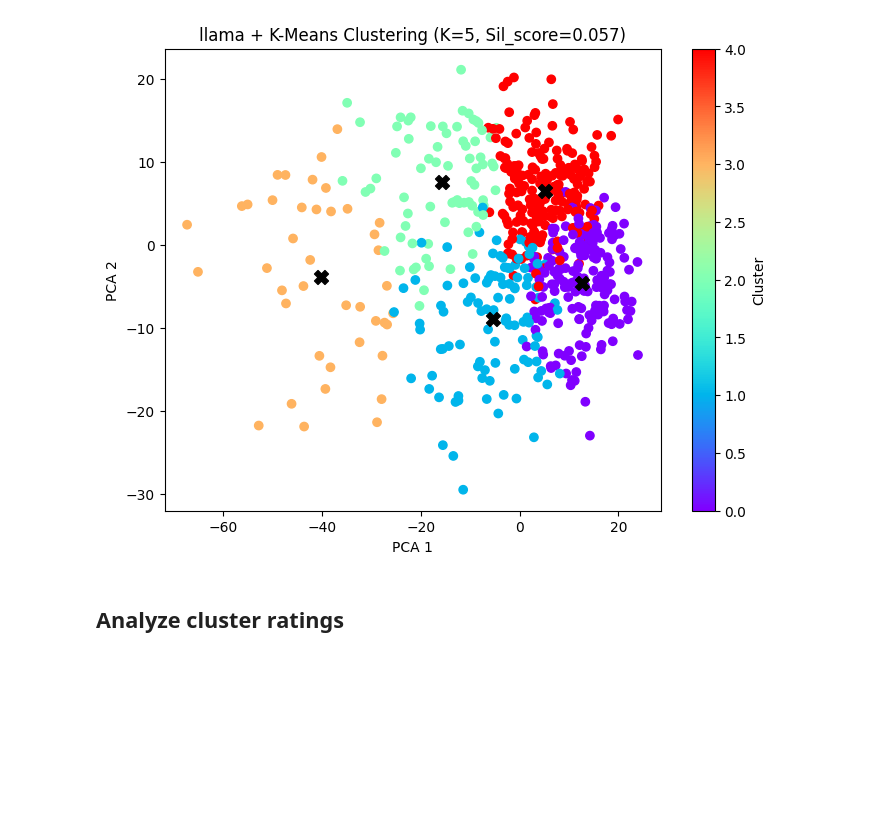
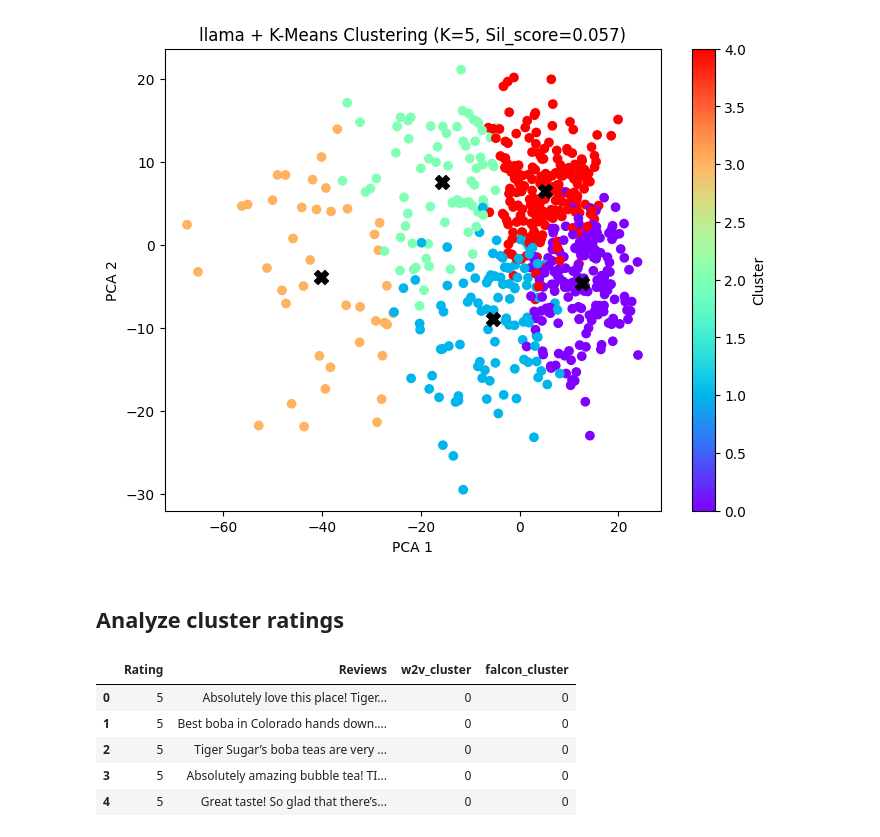
Before and after one commit to yishanhsieh/llm-segmentation, a Jupyter notebook: get_embeddings.ipynb, the cells around one changed output. Cells and saved outputs as stored; diff of their text form; code cells hidden in the pictures; blank space fills up the shorter version.

```diff
--- a/Llama_colab_showing llama_result.ipynb
+++ b/get_embeddings.ipynb
@@ -508,3 +623,16 @@ get_pca_score("llama", llama_rating_combined_vectors)
 ## Analyze cluster ratings
 # %%
 # df.groupby("cluster")["rating"].mean()
+# %%
+df_cluster = pd.read_csv("All Reviews_cluster.csv")
+
+df_llama_cluster = pd.read_csv("All Reviews_cluster_llama.csv")
+# %%
+df_cluster.head()
+# %% [output]
+|  | Rating | Reviews | w2v_cluster | falcon_cluster |
+| 0 | 5 | Absolutely love this place! Tiger... | 0 | 0 |
+| 1 | 5 | Best boba in Colorado hands down.... | 0 | 0 |
+| 2 | 5 | Tiger Sugar’s boba teas are very ... | 0 | 0 |
+| 3 | 5 | Absolutely amazing bubble tea! TI... | 0 | 0 |
+| 4 | 5 | Great taste! So glad that there’s... | 0 | 0 |
```
Also changed, not shown: parts of 24 cells of this notebook, 7 other files.
